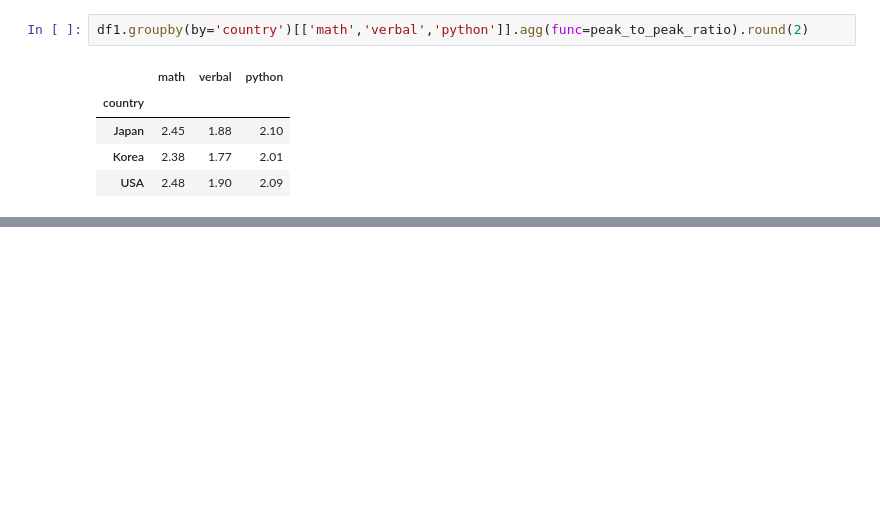
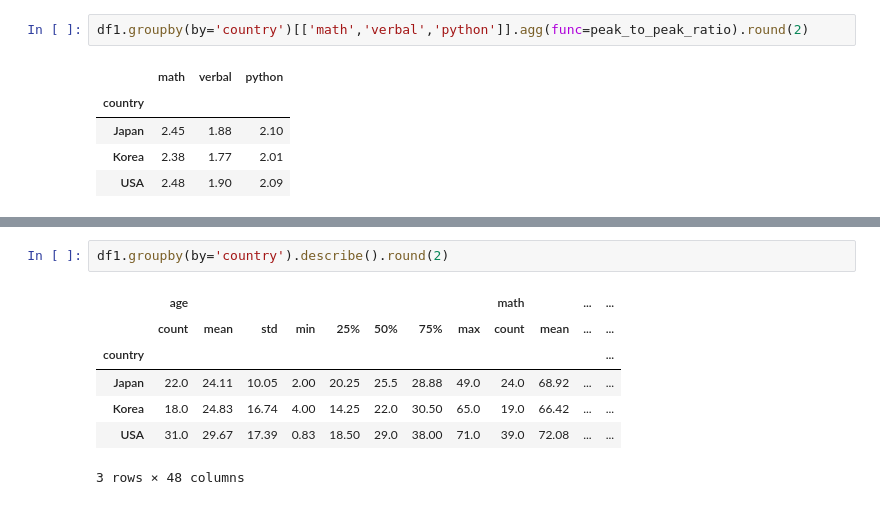
Before and after one commit to rubinkim/machine_learning_07_2022, a Jupyter notebook: 02_pandas/08_그룹분석.ipynb, the cells around one changed output, grey strips where cells are left out. Cells and saved outputs as stored; diff of their text form; blank space fills up the shorter version.

```diff
--- a/02_pandas/08_그룹분석.ipynb
+++ b/02_pandas/08_그룹분석.ipynb
@@ -220,0 +237,10 @@ df1.groupby(by='country')[['math','verbal','python']].agg(func=peak_to_peak_rati
+# %%
+df1.groupby(by='country').describe().round(2)
+# %% [output]
+|  | age |  |  |  |  |  |  |  | math |  | ... | ... |
+|  | count | mean | std | min | 25% | 50% | 75% | max | count | mean | ... | ... |
+| country |  |  |  |  |  |  |  |  |  |  |  | ... |
+| Japan | 22.0 | 24.11 | 10.05 | 2.00 | 20.25 | 25.5 | 28.88 | 49.0 | 24.0 | 68.92 | ... | ... |
+| Korea | 18.0 | 24.83 | 16.74 | 4.00 | 14.25 | 22.0 | 30.50 | 65.0 | 19.0 | 66.42 | ... | ... |
+| USA | 31.0 | 29.67 | 17.39 | 0.83 | 18.50 | 29.0 | 38.00 | 71.0 | 39.0 | 72.08 | ... | ... |
+3 rows × 48 columns
```
Also changed, not shown: parts of 3 cells of this notebook.
